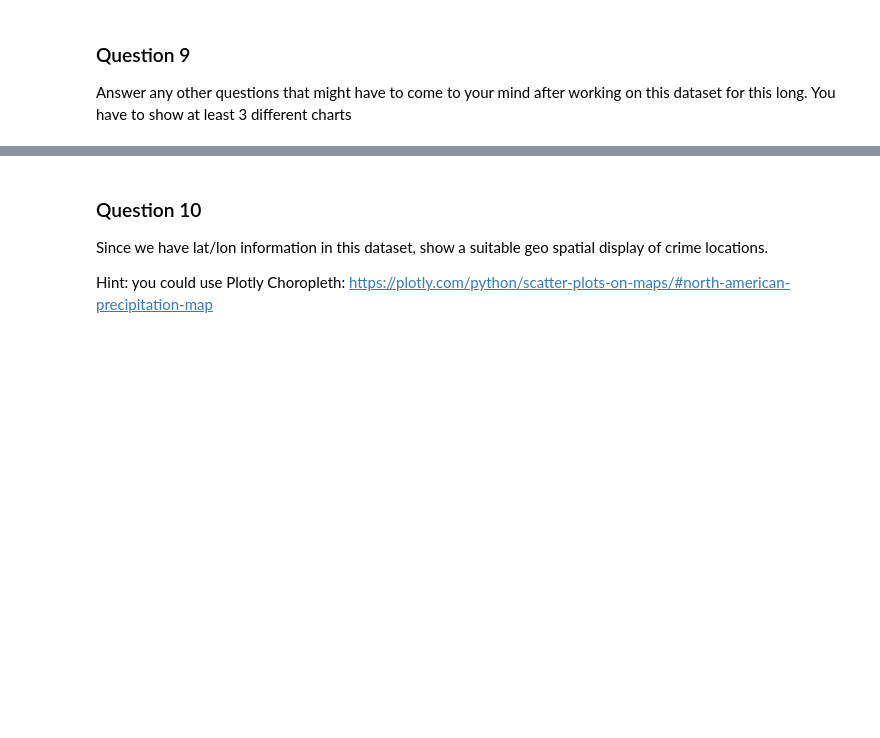
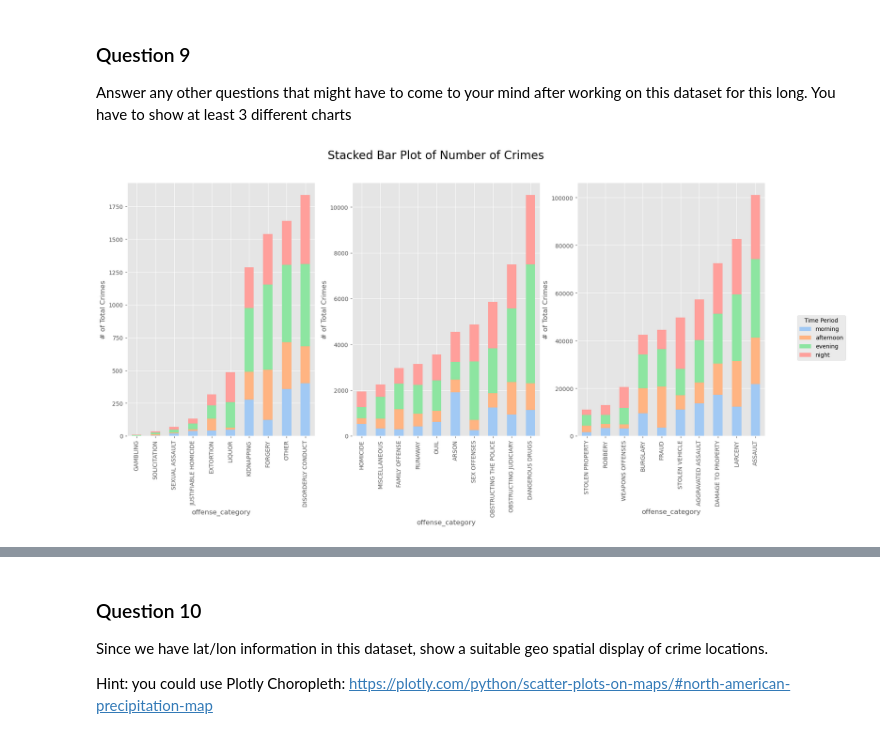
Before and after one commit to PKUniiiiice/STATS_507, a Jupyter notebook: HW8/ps8.ipynb, the cells around one changed output, grey strips where cells are left out. Drawn from its saved outputs; the diff is of its cells as text; code cells hidden in the pictures; blank space fills up the shorter version.

```diff
--- a/HW8/ps8.ipynb
+++ b/HW8/ps8.ipynb
@@ -113,0 +200,35 @@ You have to show at least 3 different charts
+# %%
+# Question 1: How are various types of offenses distributed throughout the day (using the segmentation above)?
+# we draw a bar plot
+sns.set_palette("pastel")
+df_offen = df[["offense_category", "seg_time", "crime_id"]].groupby(["offense_category", "seg_time"]).count()
+df_offen.reset_index(inplace=True)
+df_offen.sort_values(by="crime_id", ascending=False, ignore_index=True, inplace=True)
+
+# Pivot the DataFrame to create a format suitable for a stacked bar plot
+pivot_df = df_offen.pivot(index="offense_category", columns="seg_time", values="crime_id").fillna(0)
+
+# Sort the bars by the total bar height
+pivot_df["Total"] = pivot_df.sum(axis=1)
+pivot_df = pivot_df.sort_values(by="Total", ascending=True).drop(columns='Total')
+pivot_df1 = pivot_df.iloc[:10,[2,0,1,3]]
+pivot_df2 = pivot_df.iloc[10:20,[2,0,1,3]]
+pivot_df3 = pivot_df.iloc[20:,[2,0,1,3]]
+
+fig, ax = plt.subplots(1, 3, figsize=(20, 8))
+# Plot the dataframes and set an empty string as the color map
+for i, dff in enumerate([pivot_df1, pivot_df2, pivot_df3]):
+    ax[i].set_xlabel("Offense Category")
+    ax[i].set_ylabel("# of Total Crimes")
+    dff.plot(kind="bar", stacked=True, ax=ax[i], legend=False)
+
+# Create a single legend for the entire figure
+handles, labels = ax[0].get_legend_handles_labels()
+fig.legend(handles, labels, loc="right", title="Time Period")
+
+
+fig.suptitle("Stacked Bar Plot of Number of Crimes", fontsize=20)
+
+plt.show()
+# %% [output]
+[figure, added]
```
Also changed, not shown: parts of 37 cells of this notebook, 2 other files.
